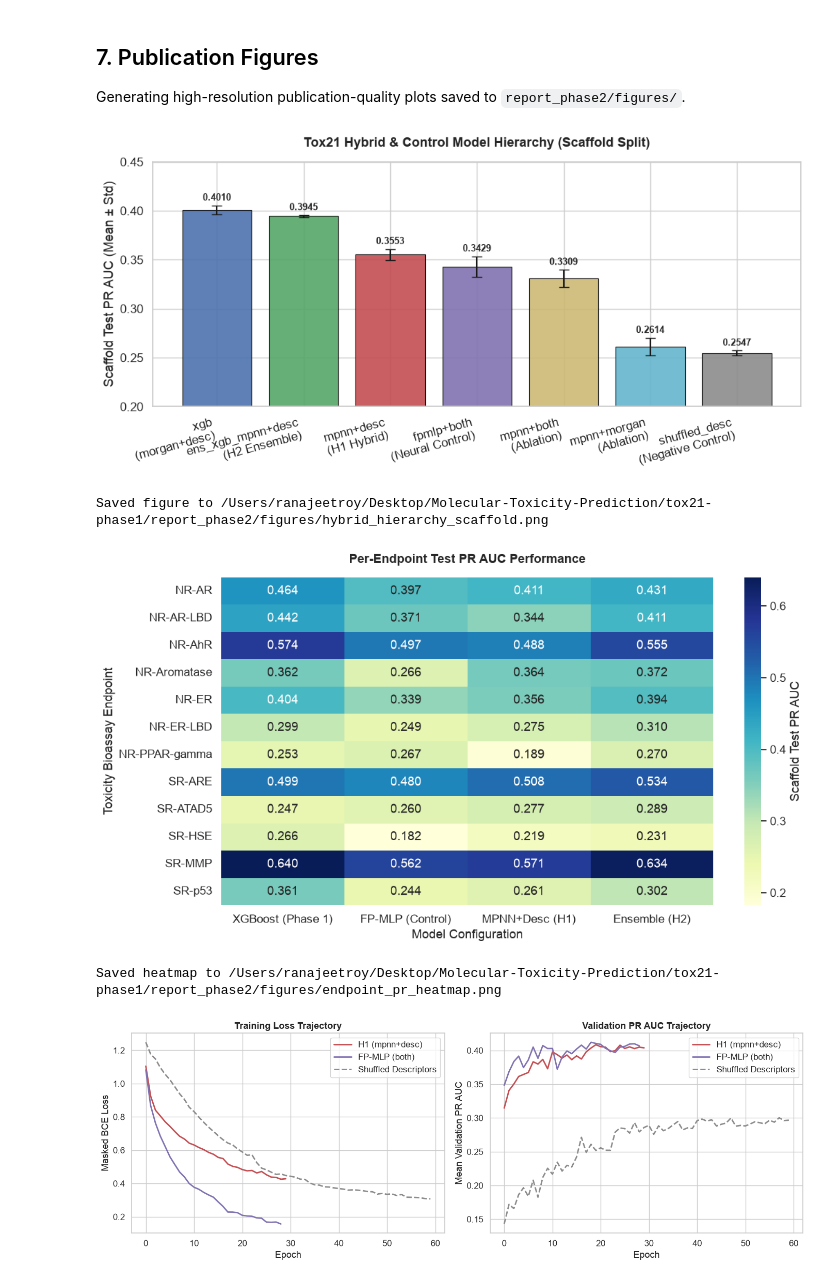
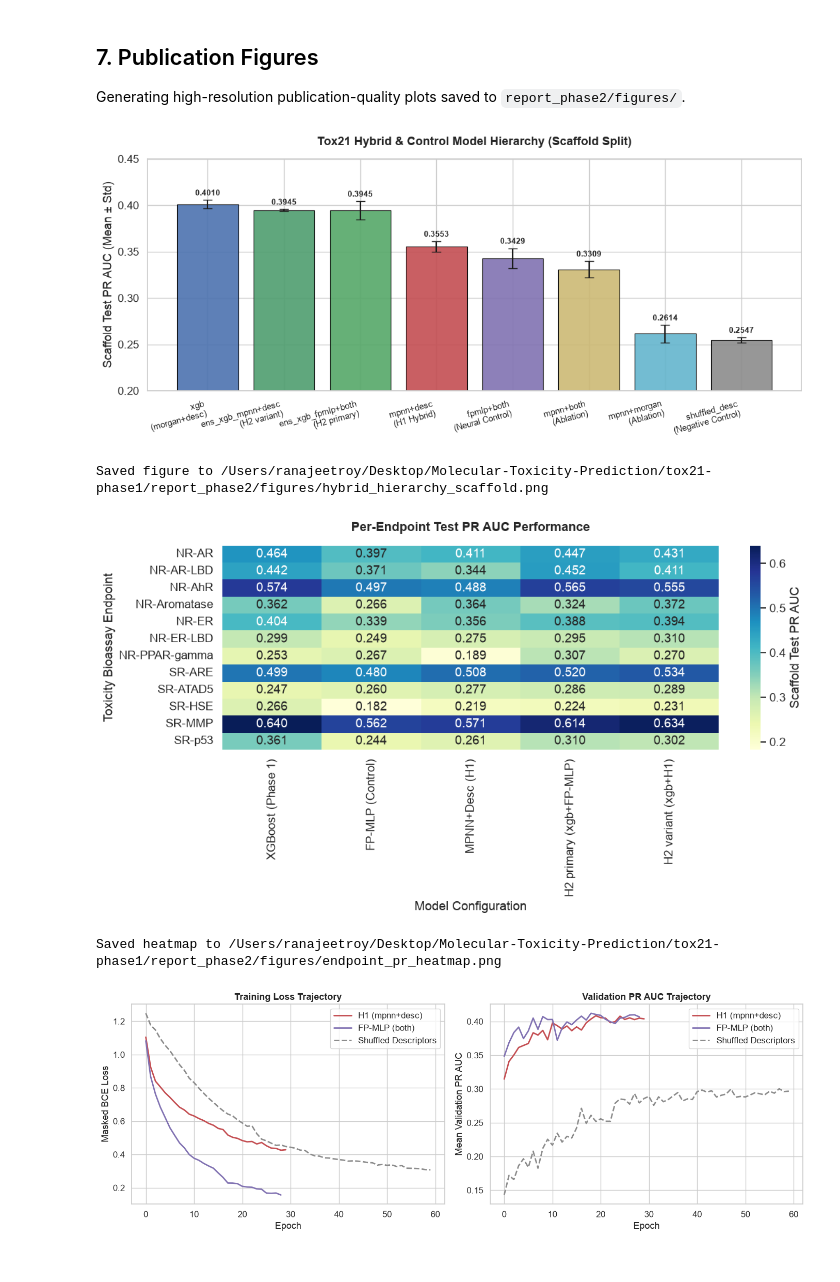
Before and after one commit to GabbyMymus/Molecular-Toxicity-Prediction, a Jupyter notebook: tox21-phase1/notebooks/05_hybrid_analysis.ipynb, the cells around one changed output. Drawn from its saved outputs; the diff is of its cells as text; code cells hidden in the pictures.

```diff
--- a/tox21-phase1/notebooks/05_hybrid_analysis.ipynb
+++ b/tox21-phase1/notebooks/05_hybrid_analysis.ipynb
@@ -198,47 +276,62 @@ Generating high-resolution publication-quality plots saved to `report_phase2/fig
 # %%
 fig_dir = ROOT / "report_phase2/figures"
 fig_dir.mkdir(parents=True, exist_ok=True)
 
 sns.set_theme(style="whitegrid", font_scale=1.1)
 
-# Plot 1: Model Comparison Bar Chart
-fig, ax = plt.subplots(figsize=(10, 5))
-plot_models = [
-    ("xgb\n(morgan+desc)", 0.4010, 0.0045, "#4C72B0"),
-    ("ens_xgb_mpnn+desc\n(H2 Ensemble)", 0.3945, 0.0011, "#55A868"),
-    ("mpnn+desc\n(H1 Hybrid)", 0.3553, 0.0057, "#C44E52"),
-    ("fpmlp+both\n(Neural Control)", 0.3429, 0.0106, "#8172B2"),
-    ("mpnn+both\n(Ablation)", 0.3309, 0.0089, "#CCB974"),
-    ("mpnn+morgan\n(Ablation)", 0.2614, 0.0088, "#64B5CD"),
-    ("shuffled_desc\n(Negative Control)", 0.2547, 0.0025, "#8C8C8C")
+# Every bar is computed from the committed CSVs - no hard-coded numbers (handbook N-1).
+def scaffold_pr(frame, model, fs, tag=None):
+    d = frame[(frame.model == model) & (frame.feature_set == fs) & (frame.split == "scaffold")]
+    if tag is not None:
+        d = d[d.tag == tag]
+    per_seed = d.groupby("seed")["pr_auc"].mean()
+    return per_seed.mean(), per_seed.std(ddof=1)
+
+bar_spec = [
+    ("xgb\n(morgan+desc)",            df,  "xgb",             "morgan+desc",     None,            "#4C72B0"),
+    ("ens_xgb_fpmlp+both\n(H2 primary)", df, "ens_xgb_fpmlp+both", "morgan+desc+both", None,        "#55A868"),
+    ("ens_xgb_mpnn+desc\n(H2 variant)",  df, "ens_xgb_mpnn+desc",  "morgan+desc+graph+desc", None,  "#4F9E6F"),
+    ("mpnn+desc\n(H1 Hybrid)",        df,  "mpnn+desc",       "graph+desc",      None,            "#C44E52"),
+    ("fpmlp+both\n(Neural Control)",  df,  "fpmlp+both",      "both",            None,            "#8172B2"),
+    ("mpnn+both\n(Ablation)",         abl, "mpnn+both",       "graph+both",      "both",          "#CCB974"),
+    ("mpnn+morgan\n(Ablation)",       abl, "mpnn+morgan",     "graph+morgan",    "morgan",        "#64B5CD"),
+    ("shuffled_desc\n(Negative Control)", abl, "mpnn+desc",   "graph+desc",      "shuffled_desc", "#8C8C8C"),
 ]
 
-labels, means, stds, colors = zip(*plot_models)
+labels, means, stds, colors = [], [], [], []
+for lab, frame, model, fs, tag, colour in bar_spec:
+    m, sd = scaffold_pr(frame, model, fs, tag)
+    labels.append(lab); means.append(m); stds.append(sd); colors.append(colour)
+
+order = np.argsort(means)[::-1]
+labels = [labels[i] for i in order]; means = [means[i] for i in order]
+stds = [stds[i] for i in order];     colors = [colors[i] for i in order]
+
+fig, ax = plt.subplots(figsize=(11, 5))
 x_pos = np.arange(len(labels))
-
 ax.bar(x_pos, means, yerr=stds, capsize=5, color=colors, alpha=0.9, edgecolor="black", linewidth=0.8)
 ax.set_ylabel("Scaffold Test PR AUC (Mean ± Std)")
 ax.set_title("Tox21 Hybrid & Control Model Hierarchy (Scaffold Split)", pad=15, fontweight="bold")
 ax.set_xticks(x_pos)
-ax.set_xticklabels(labels, rotation=15, ha="right")
+ax.set_xticklabels(labels, rotation=15, ha="right", fontsize=9)
 ax.set_ylim(0.2, 0.45)
-
-for i, (m, s) in enumerate(zip(means, stds)):
-    ax.text(i, m + s + 0.005, f"{m:.4f}", ha="center", fontsize=9, fontweight="bold")
+for i, (m, sd) in enumerate(zip(means, stds)):
+    ax.text(i, m + sd + 0.005, f"{m:.4f}", ha="center", fontsize=8.5, fontweight="bold")
 
 plt.tight_layout()
 plt.savefig(fig_dir / "hybrid_hierarchy_scaffold.png", dpi=300)
 plt.savefig(fig_dir / "hybrid_hierarchy_scaffold.pdf")
 plt.show()
 print(f"Saved figure to {fig_dir / 'hybrid_hierarchy_scaffold.png'}")
 # %% [output]
-[figure, old version]
+[figure, new version]
 Saved figure to /Users/ranajeetroy/Desktop/Molecular-Toxicity-Prediction/tox21-phase1/report_phase2/figures/hybrid_hierarchy_scaffold.png
 # %%
 # Plot 2: Per-endpoint comparison heatmap
 plt.figure(figsize=(11, 6))
 heatmap_data = endpoint_pr_filtered.copy()
-heatmap_data.columns = ["XGBoost (Phase 1)", "FP-MLP (Control)", "MPNN+Desc (H1)", "Ensemble (H2)"]
+heatmap_data.columns = ["XGBoost (Phase 1)", "FP-MLP (Control)", "MPNN+Desc (H1)",
+                        "H2 primary (xgb+FP-MLP)", "H2 variant (xgb+H1)"]
 
 sns.heatmap(heatmap_data, annot=True, fmt=".3f", cmap="YlGnBu", cbar_kws={'label': 'Scaffold Test PR AUC'})
 plt.title("Per-Endpoint Test PR AUC Performance", pad=15, fontweight="bold")
@@ -250,7 +343,7 @@ plt.savefig(fig_dir / "endpoint_pr_heatmap.pdf")
 plt.show()
 print(f"Saved heatmap to {fig_dir / 'endpoint_pr_heatmap.png'}")
 # %% [output]
-[figure, old version]
+[figure, new version]
 Saved heatmap to /Users/ranajeetroy/Desktop/Molecular-Toxicity-Prediction/tox21-phase1/report_phase2/figures/endpoint_pr_heatmap.png
 # %%
 # Plot 3: Learning curves comparison
```
Also changed, not shown: parts of 9 cells of this notebook, 5 other files.
